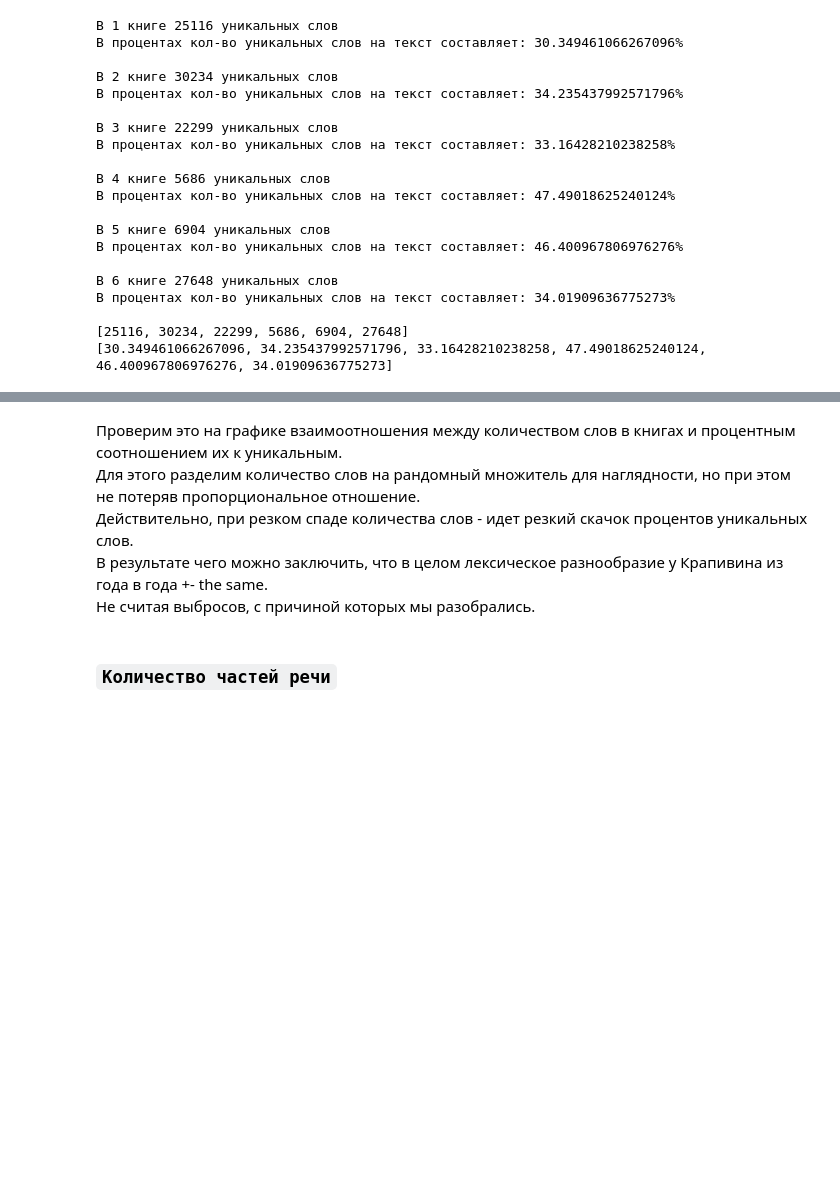
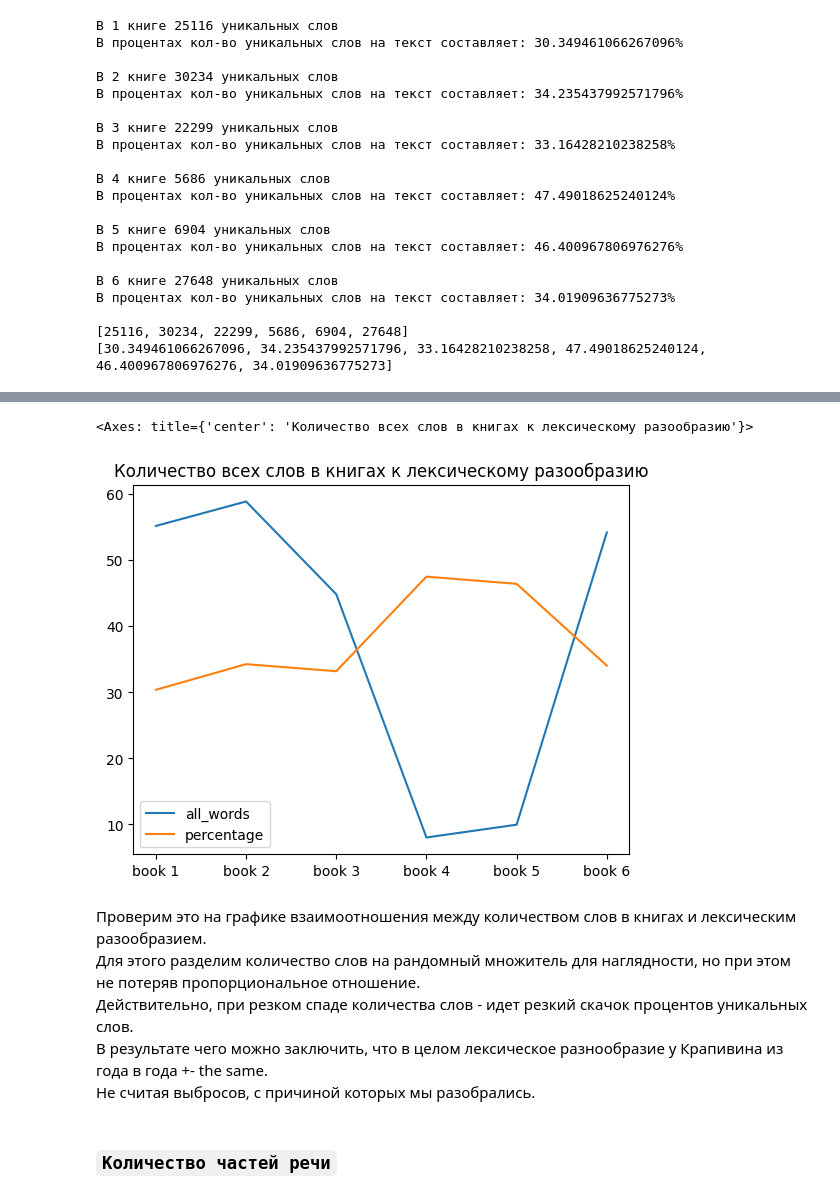
Before and after one commit to mariiabrynskaia/python, a Jupyter notebook: nlp/6_works/test_6.ipynb, the cells around one changed output, grey strips where cells are left out. Cells and saved outputs as stored; diff of their text form; code cells hidden in the pictures; blank space fills up the shorter version.

```diff
--- a/nlp/6_works/test_6.ipynb
+++ b/nlp/6_works/test_6.ipynb
@@ -134,12 +142,16 @@ fig.show()
 # %%
-data_all_percent = pd.concat([df1, df3], axis=1)
-data_all_percent['all_words'] = data_all_percent['all_words'] / 1900
+# обработка данных для визуализации
+data_all_percent = pd.concat([df1, data_percentage], axis=1)
+data_all_percent['all_words'] = data_all_percent['all_words'] / 1500 # 1500 - рандомный множитель внедренный для наглядности визуализации
 # %%
 df = pd.DataFrame(dict(data_all_percent))
-fig = df.plot.line()
-fig.show()
+fig2 = df.plot.line(title = 'Количество всех слов в книгах к лексическому разообразию')
+display(fig2)
+# %% [output]
+<Axes: title={'center': 'Количество всех слов в книгах к лексическому разообразию'}>
+[figure, added]
 # %% [markdown]
-Проверим это на графике взаимоотношения между количеством слов в книгах и процентным соотношением их к уникальным. <br> Для этого разделим количество слов на рандомный множитель для наглядности, но при этом не потеряв пропорциональное отношение. <br>Действительно, при резком спаде количества слов - идет резкий скачок процентов уникальных слов. <br> В результате чего можно заключить, что в целом лексическое разнообразие у Крапивина из года в года +- the same.<br> Не считая выбросов, с причиной которых мы разобрались.
+Проверим это на графике взаимоотношения между количеством слов в книгах и лексическим разообразием. <br> Для этого разделим количество слов на рандомный множитель для наглядности, но при этом не потеряв пропорциональное отношение. <br>Действительно, при резком спаде количества слов - идет резкий скачок процентов уникальных слов. <br> В результате чего можно заключить, что в целом лексическое разнообразие у Крапивина из года в года +- the same.<br> Не считая выбросов, с причиной которых мы разобрались.
 # %% [markdown]
 ### `Количество частей речи`
 # %%
```
Also changed, not shown: parts of 54 cells of this notebook.
